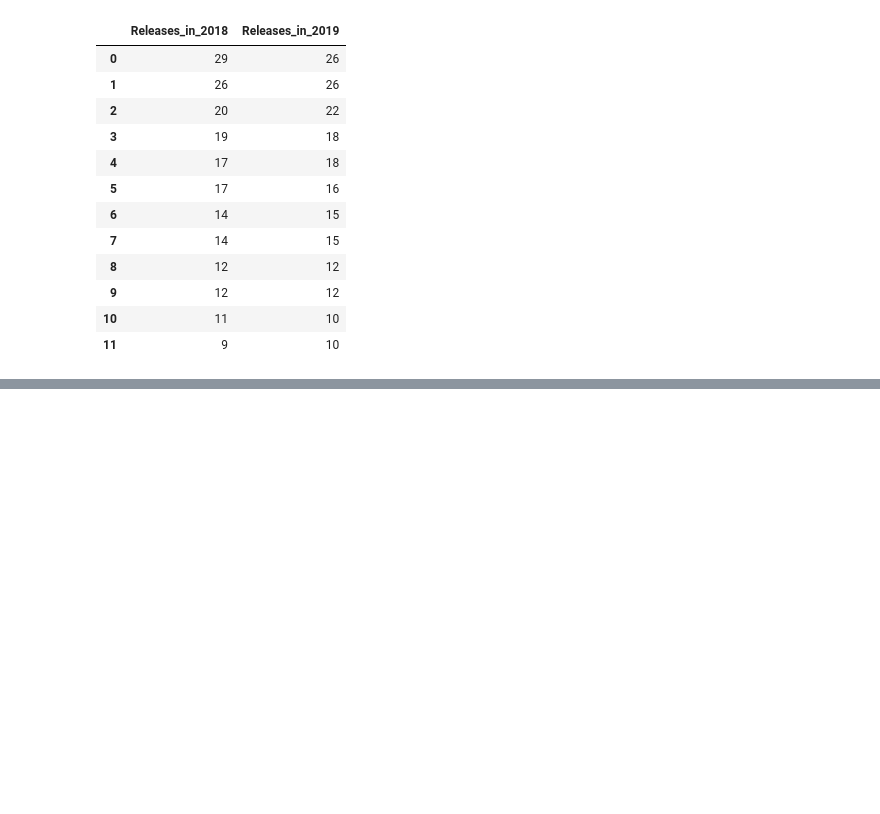
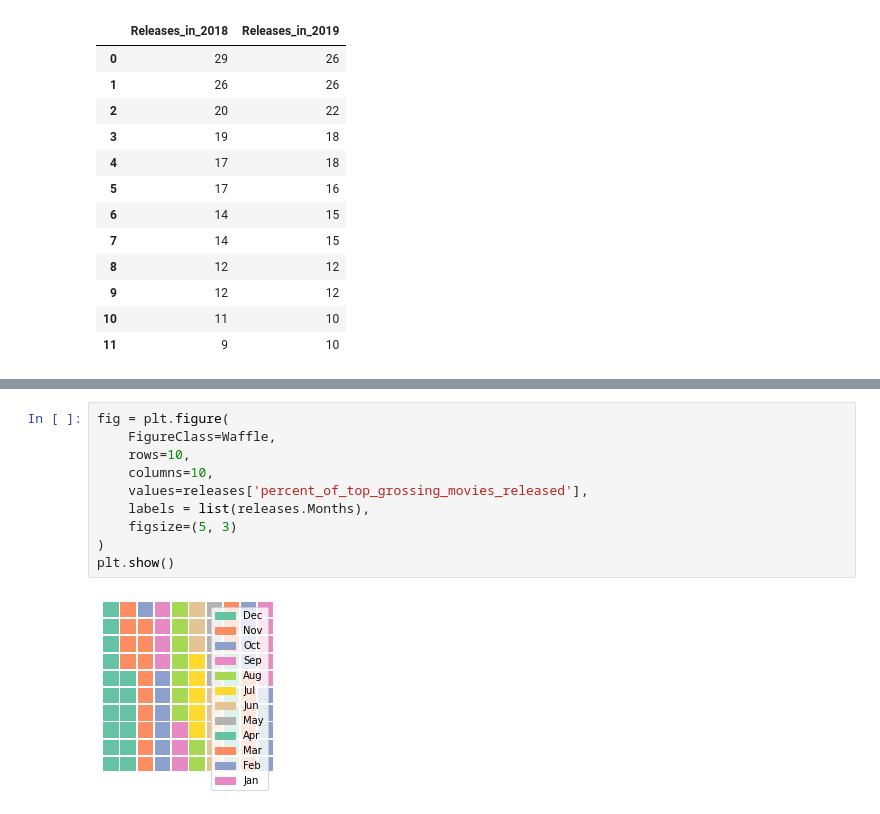
Before and after one commit to dmedd98/Group-4-Microsoft_Movie_Analysis, a Jupyter notebook: notebooks/bom_clean_ang.ipynb, the cells around one changed output, grey strips where cells are left out. Drawn from its saved outputs; the diff is of its cells as text; blank space fills up the shorter version.

```diff
--- a/notebooks/bom_clean_ang.ipynb
+++ b/notebooks/bom_clean_ang.ipynb
@@ -839,0 +907,12 @@ Name: Realease_Date, dtype: int64
+# %%
+fig = plt.figure(
+    FigureClass=Waffle,
+    rows=10,
+    columns=10,
+    values=releases['percent_of_top_grossing_movies_released'],
+    labels = list(releases.Months),
+    figsize=(5, 3)
+)
+plt.show()
+# %% [output]
+[figure, added]
```
Also changed, not shown: parts of 17 cells of this notebook, 2 other files.
